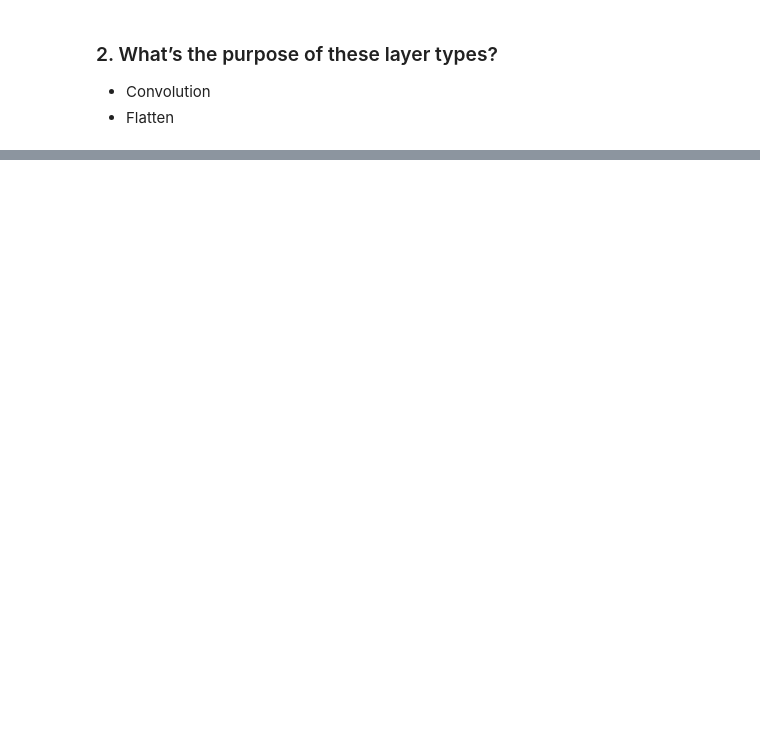
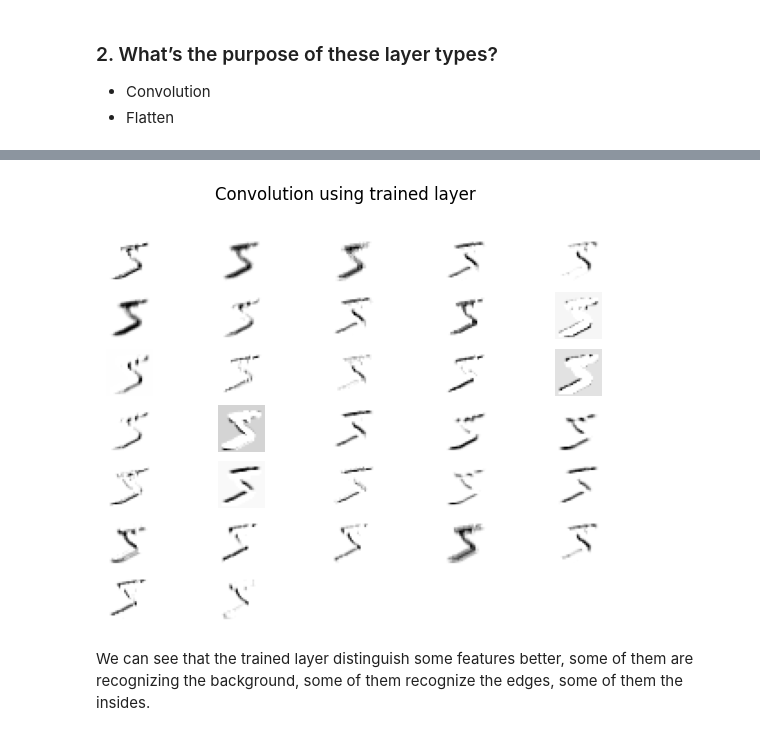
Before and after one commit to lakubis/jyu-learn, a Jupyter notebook: efficient_computing/Demos/Demo_4/demo4_Felix_Cahyadi.ipynb, the cells around one changed output, grey strips where cells are left out. Cells and saved outputs as stored; diff of their text form; code cells hidden in the pictures; blank space fills up the shorter version.

```diff
--- a/efficient_computing/Demos/Demo_4/demo4_Felix_Cahyadi.ipynb
+++ b/efficient_computing/Demos/Demo_4/demo4_Felix_Cahyadi.ipynb
@@ -183,0 +217,10 @@ plot_images('Before convolution',x_train,labels=['before'])
+# %%
+# Extract layer from the trained model, and apply it to our sample
+trained_conv = model.get_layer('conv2d_3')(x_sample)
+# %%
+# Plot the result from the trained layer
+plot_straight_imag(np.transpose(np.array(trained_conv[0,...,:]),(2,0,1)), 'Convolution using trained layer')
+# %% [output]
+[figure, added]
+# %% [markdown]
+We can see that the trained layer distinguish some features better, some of them are recognizing the background, some of them recognize the edges, some of them the insides.
```
Also changed, not shown: parts of 12 cells of this notebook, 1 other file.
